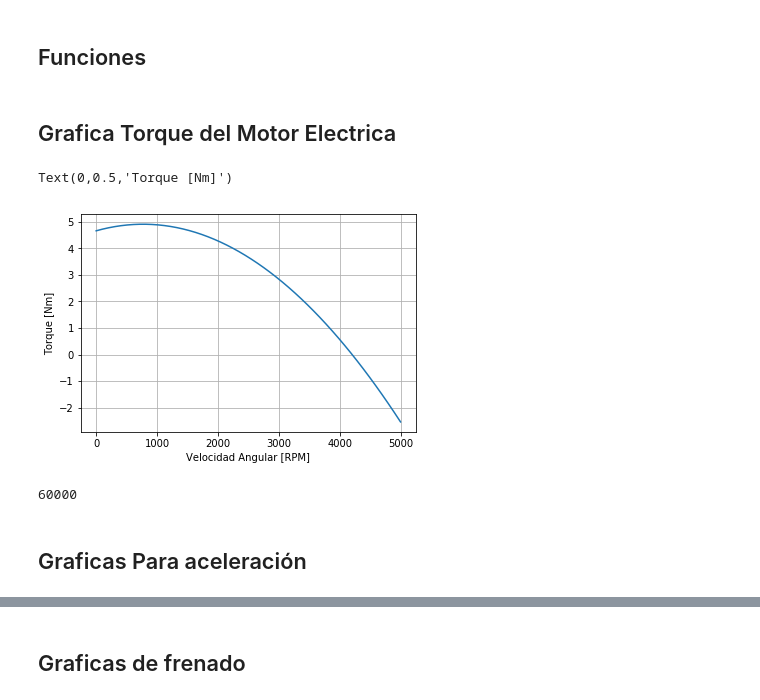
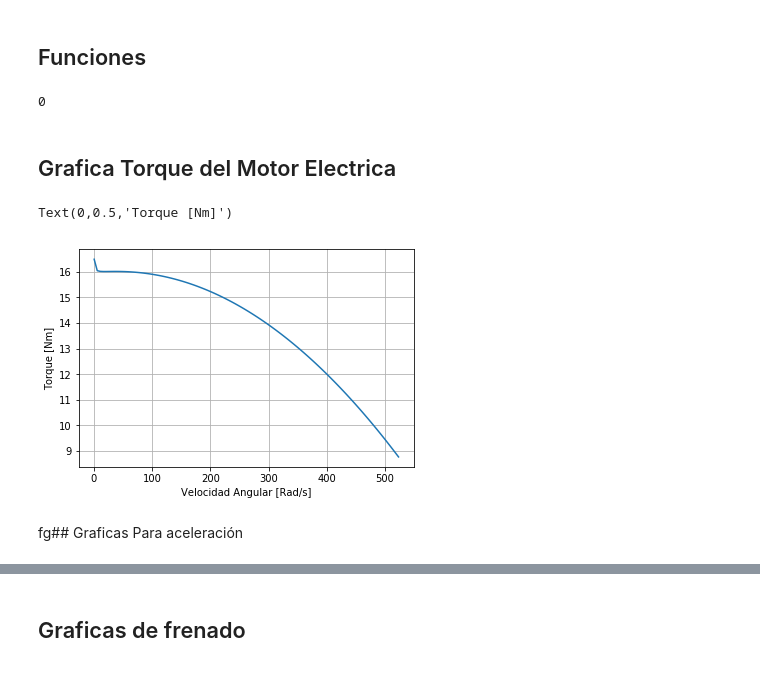
Before and after one commit to OscarEMejia/Herramientas-Computacionales, a Jupyter notebook: Taller_2/Taller_2.ipynb, the cells around one changed output, grey strips where cells are left out. Drawn from its saved outputs; the diff is of its cells as text; code cells hidden in the pictures.

Commit message:
correccion de freno y  grafica
se dejan las graficas listas

```diff
--- a/Taller_2/Taller_2.ipynb
+++ b/Taller_2/Taller_2.ipynb
@@ -121,10 +122,15 @@ def rodadura(vx,ax):
     wr=w*((a/l)+(ax/g*(h/l))) # fuerza vertical sobre las llantas tractivas
     fr=0.01*(1+(vx/100.0)) # Factor de rodadura la velocidad del kart debe estar en (km/h)
     return wr*fr*cos(theta)
-# %%
-def torquemotor(omega ):
-    T=(4.90075-(4.15875*10**(-7))*(omega-771.889)**2)
-    return T
+# %%
+def torquemotor(omega):
+    #Necesito RPM
+    omega=omega*60/(2*np.pi)
+    #P=3.037*((-0.00000004564538677*omega**3)+(0.0001056995459*omega**2)+(1.53209191*omega)-1.895523696)
+    P=-3.6134E-8*(omega**3)+2.9953E-5*(omega**2)+(1.6696*omega)+5.4706E-1
+    T=P/(omega*(2*np.pi)/60)
+    #T=P/omega
+    return T
 # %%
 def vangularmotor(vx):
     a=(vx*ng)/refc
@@ -215,29 +217,28 @@ pos2.append(x_f)
 vel2=[]
 acel2=[]
 acel2.append(acel[len(acel)-1])
+print(len(acel2)-1)
 c_ini2=[x_f,v_f]
 ##
 sol2 = odeint(frenado,c_ini2,t2)
 posicion(sol2[:,1],pos2,t2)
+# %% [output]
+0
 # %% [markdown]
 ## Grafica Torque del Motor Electrica
 # %%
-om=np.linspace(0,5000,50)
-t=torquemotor(om)
+om=np.linspace(1,523,100)
+t9=torquemotor(om)
 plt.figure()
 plt.grid(True)
-plt.plot(om,t)
-plt.xlabel("Velocidad Angular [RPM]")
+plt.plot(om,t9)
+plt.xlabel("Velocidad Angular [Rad/s]")
 plt.ylabel("Torque [Nm]")
 # %% [output]
 Text(0,0.5,'Torque [Nm]')
-[figure, old version]
+[figure, new version]
-# %%
-len(t)
-# %% [output]
-60000
 # %% [markdown]
-## Graficas Para aceleración
+fg## Graficas Para aceleración
 # %%
 grafacel(pos,sol,t)
 # %% [output]
```
Also changed, not shown: parts of 24 cells of this notebook.
